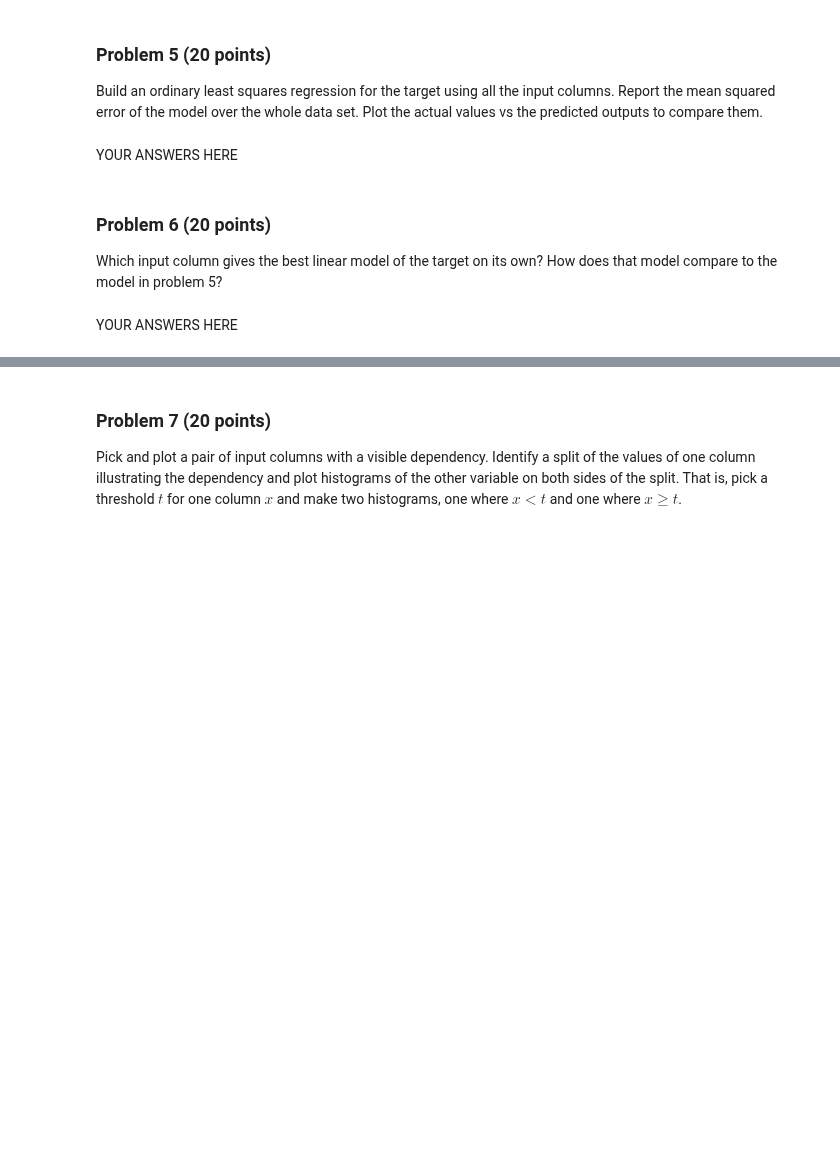
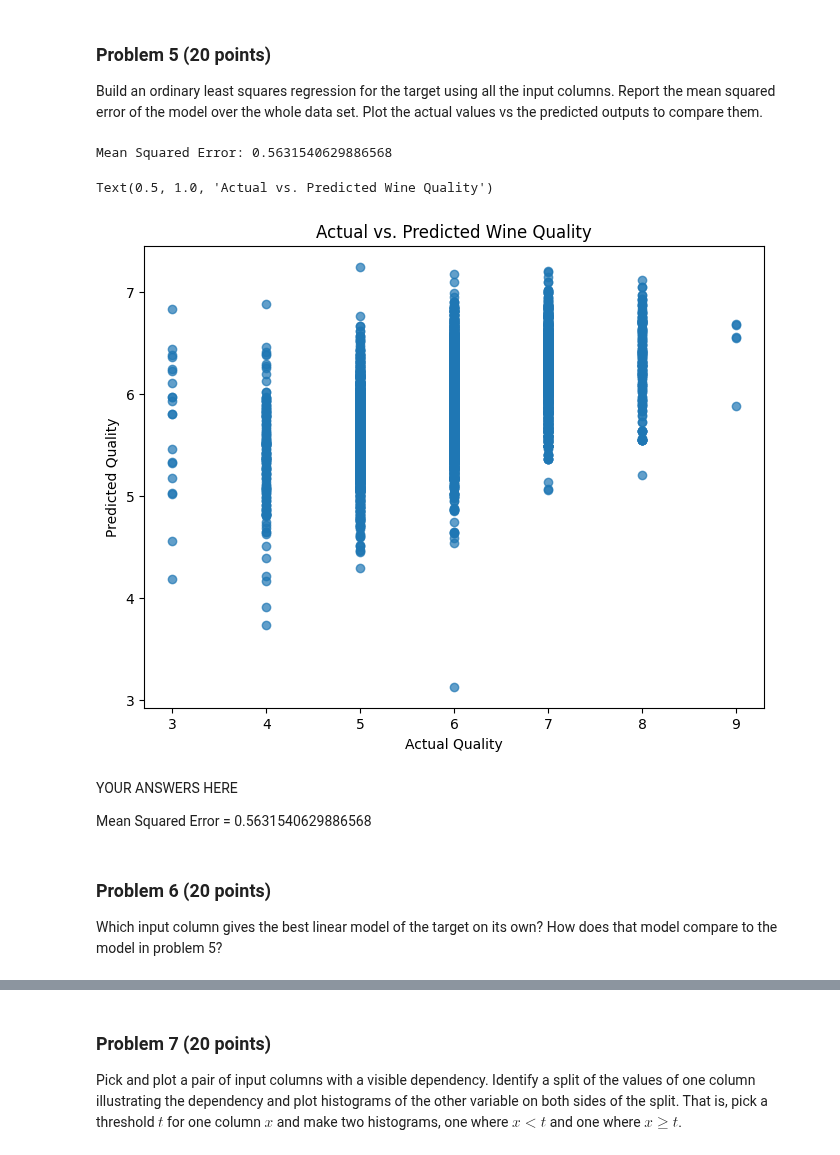
Before and after one commit to aqds-hub/Learning, a Jupyter notebook: dx601-final-project-main/project.ipynb, the cells around one changed output, grey strips where cells are left out. Cells and saved outputs as stored; diff of their text form; code cells hidden in the pictures; blank space fills up the shorter version.

```diff
--- a/dx601-final-project-main/project.ipynb
+++ b/dx601-final-project-main/project.ipynb
@@ -115,5 +242,30 @@ Plot the actual values vs the predicted outputs to compare them.
+# %%
+# YOUR CODE HERE
+
+input_columns = wine_data.columns.drop('target')
+X = wine_data[input_columns]
+y = wine_data['target']
+
+model = sklearn.linear_model.LinearRegression()
+model.fit(X, y)
+predictions = model.predict(X)
+
+mse = np.mean((predictions - y) ** 2)
+print(f'Mean Squared Error: {mse}')
+
+plt.figure(figsize=(8, 6))
+plt.scatter(y, predictions, alpha=0.7)
+plt.xlabel("Actual Quality")
+plt.ylabel("Predicted Quality")
+plt.title("Actual vs. Predicted Wine Quality")
+# %% [output]
+Mean Squared Error: 0.5631540629886568
+Text(0.5, 1.0, 'Actual vs. Predicted Wine Quality')
+[figure, added]
 # %% [markdown]
 YOUR ANSWERS HERE
+
+Mean Squared Error = 0.5631540629886568
 # %% [markdown]
 ### Problem 6 (20 points)
 
@@ -124,2 +273,0 @@ How does that model compare to the model in problem 5?
-# %% [markdown]
-YOUR ANSWERS HERE
```
Also changed, not shown: parts of 30 cells of this notebook.
